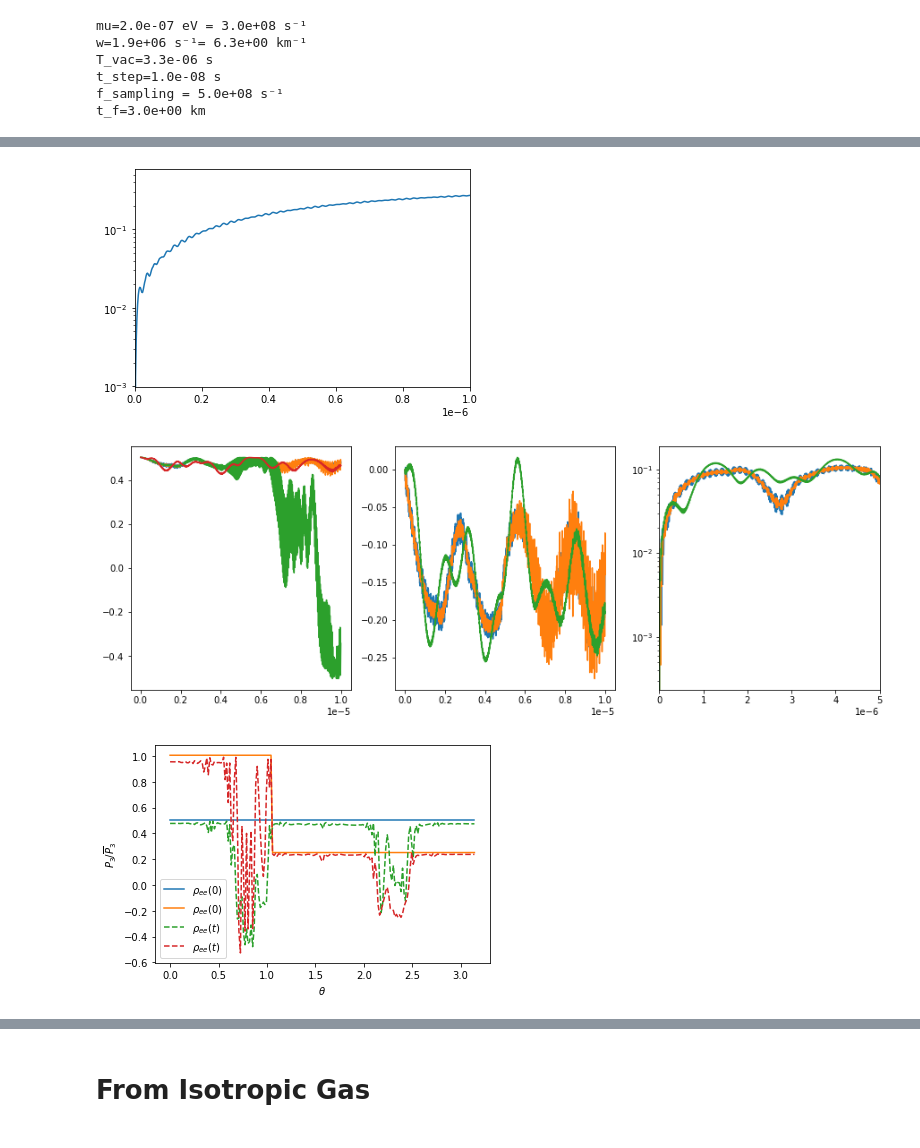
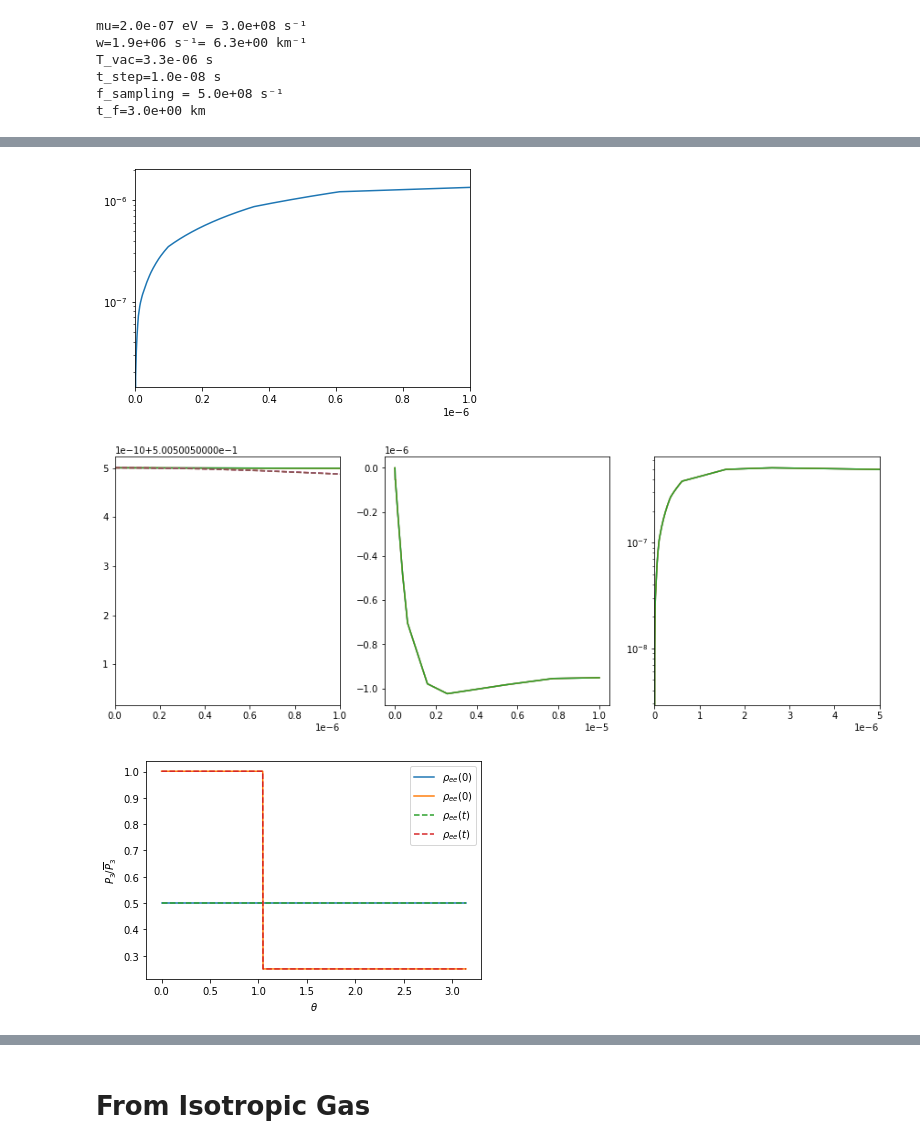
Before and after one commit to pedrodedin/Neutrino-Collective-Effects, a Jupyter notebook: Test_Fast_Oscillations.ipynb, the cells around one changed output, grey strips where cells are left out. Saved outputs shown, nothing was run; the diff lists cells and outputs as text; code cells hidden in the pictures.

```diff
--- a/Test_Fast_Oscillations.ipynb
+++ b/Test_Fast_Oscillations.ipynb
@@ -81,7 +81,8 @@ def initiate(nu_types,t_i,t_f,E_nu,mu_0,theta_bins,case):
 def func_Collective_nu_2(y, time, params):
     omega,E,t,mu_0,n_f,n_dim,n_theta,theta_vec= params  # unpack parameters
 #     B=np.array(B_vec(n_dim,delta_m2_31))
-    B=np.array(B_vec(n_dim,theta_31))
+#    B=np.array(B_vec(n_dim,theta_31))
+    B=np.array(B_vec(n_dim,10**-6))
     L=np.array(L_vec(n_dim))
 
 #     r=time/from_eV_to_1_over_km #From eV⁻¹ to km
@@ -182,7 +183,7 @@ t_i,t_f=0,1*10**(-5)
 case=1
 E_nu=1 #MeV
 # theta_step=0.01
-theta_bins=200
+theta_bins=1000
 
 mu_0=10**3 #km⁻¹
 mu_0=mu_0/from_eV_to_1_over_km
@@ -244,33 +248,36 @@ plt.xlim(0,10**-6)
 # plt.ylim(10**-10,10**-2)
 plt.yscale('log')
 # %% [output]
-[figure, old version]
+[figure, new version]
 # %%
 theta_step=np.pi/theta_bins
 plt.figure(figsize=(15,5))
 plt.subplot(1,3,1)
 plt.plot(t/(3*10**5*from_eV_to_1_over_km),np.transpose(nu_NH,(0,1,3,2))[2][0][0]/theta_step)
-plt.plot(t/(3*10**5*from_eV_to_1_over_km),np.transpose(nu_NH,(0,1,3,2))[2][0][20]/theta_step)
-plt.plot(t/(3*10**5*from_eV_to_1_over_km),np.transpose(nu_NH,(0,1,3,2))[2][0][50]/theta_step)
-plt.plot(t/(3*10**5*from_eV_to_1_over_km),np.transpose(nu_NH,(0,1,3,2))[2][0][99]/theta_step)
-# plt.xlim(10**-4,2*10**-4)
+plt.plot(t/(3*10**5*from_eV_to_1_over_km),np.transpose(nu_NH,(0,1,3,2))[2][0][200]/theta_step)
+plt.plot(t/(3*10**5*from_eV_to_1_over_km),np.transpose(nu_NH,(0,1,3,2))[2][0][999]/theta_step)
+
+plt.plot(t/(3*10**5*from_eV_to_1_over_km),np.transpose(nu_IH,(0,1,3,2))[2][0][0]/theta_step,ls='--')
+plt.plot(t/(3*10**5*from_eV_to_1_over_km),np.transpose(nu_IH,(0,1,3,2))[2][0][200]/theta_step,ls='--')
+plt.plot(t/(3*10**5*from_eV_to_1_over_km),np.transpose(nu_IH,(0,1,3,2))[2][0][999]/theta_step,ls='--')
+plt.xlim(0,10**-6)
 # plt.xlim(4.9*10**-6,5*10**-6)
 # plt.ylim(0.5024,0.5026)
 
 plt.subplot(1,3,2)
 plt.plot(t/(3*10**5*from_eV_to_1_over_km),np.transpose(nu_NH,(0,1,3,2))[0][0][0]/theta_step)
 plt.plot(t/(3*10**5*from_eV_to_1_over_km),np.transpose(nu_NH,(0,1,3,2))[0][0][20]/theta_step)
 plt.plot(t/(3*10**5*from_eV_to_1_over_km),np.transpose(nu_NH,(0,1,3,2))[0][0][99]/theta_step)
 # plt.xlim(0,10**-4)
 
 plt.subplot(1,3,3)
 plt.plot(t/(3*10**5*from_eV_to_1_over_km),rho_ex_NH_theta_time[0]/theta_step)
 plt.plot(t/(3*10**5*from_eV_to_1_over_km),rho_ex_NH_theta_time[20]/theta_step)
 plt.plot(t/(3*10**5*from_eV_to_1_over_km),rho_ex_NH_theta_time[99]/theta_step)
 plt.xlim(0,5*10**-6)
 plt.yscale('log')
 # %% [output]
-[figure, old version]
+[figure, new version]
 # %%
 # theta_vec=np.linspace(0,np.pi,theta_bins)
 theta_step=np.pi/theta_bins
@@ -283,7 +290,7 @@ plt.ylabel(r"$P_{3}$/$\overline{P}_3$")
 plt.legend()
 plt.show()
 # %% [output]
-[figure, old version]
+[figure, new version]
 # %%
 # theta_vec=np.linspace(0,np.pi,theta_bins)
 theta_step=np.pi/theta_bins
```
Also changed, not shown: parts of 6 cells of this notebook.
